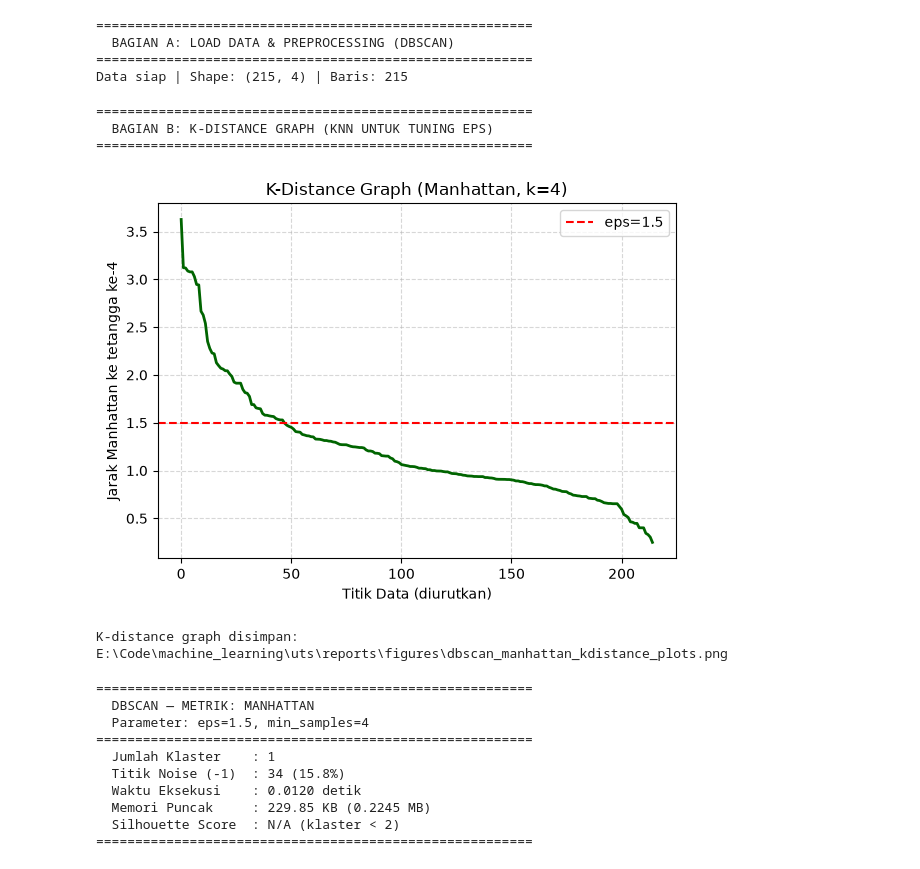
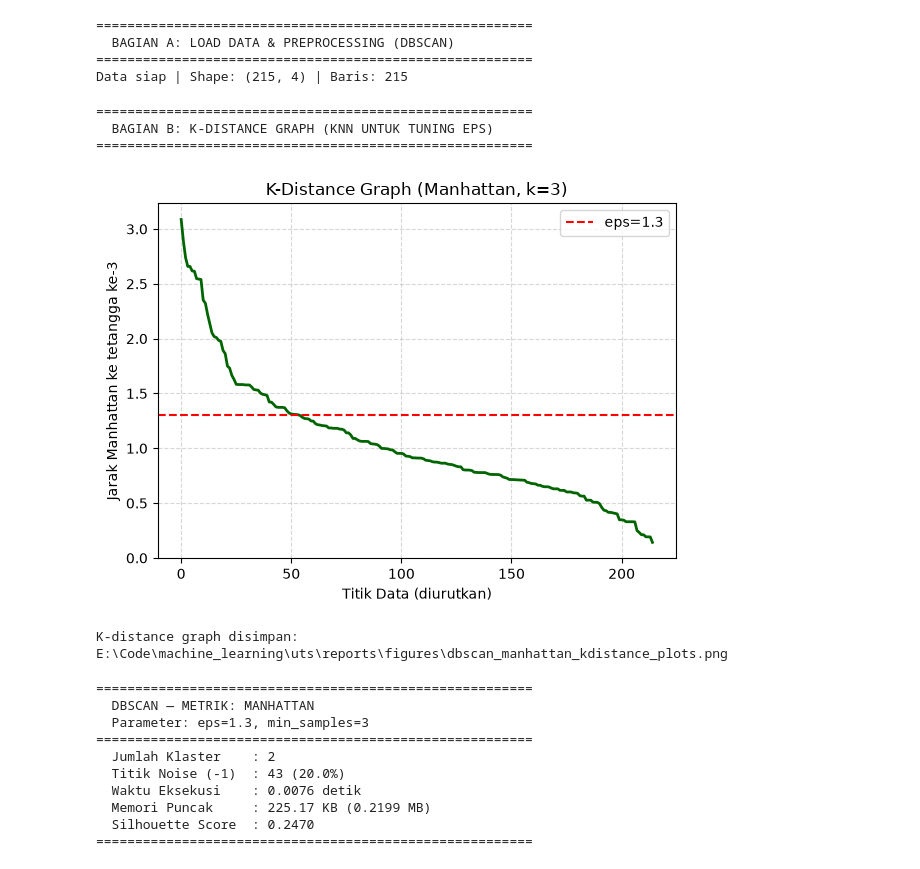
Before and after one commit to rafiadpr/244107020026_machine-learning, a Jupyter notebook: uts/dbscan_manhattan.ipynb, the cells around one changed output. Cells and saved outputs as stored; diff of their text form; code cells hidden in the pictures.

```diff
--- a/uts/dbscan_manhattan.ipynb
+++ b/uts/dbscan_manhattan.ipynb
@@ -55,36 +55,36 @@ Data siap | Shape: (215, 4) | Baris: 215
 print("\n" + "="*56)
 print("  BAGIAN B: K-DISTANCE GRAPH (KNN UNTUK TUNING EPS)")
 print("="*56)
 
 # Nilai min_samples acuan untuk estimasi eps
-K_NEIGHBORS = 4
+K_NEIGHBORS = 3
 
 # 2. K-Distance Manhattan
 nn_m = NearestNeighbors(n_neighbors=K_NEIGHBORS, metric='manhattan').fit(X_scaled)
 d_m, _ = nn_m.kneighbors(X_scaled)
 kdist_m = np.sort(d_m[:, -1])[::-1]
-EPS_MANH = 1.5
+EPS_MANH = 1.3
 
 plt.figure(figsize=(6, 4.5))
 plt.plot(kdist_m, color='darkgreen', linewidth=2)
 plt.axhline(y=EPS_MANH, color='red', linestyle='--', linewidth=1.5, label=f'eps={EPS_MANH}')
 plt.title(f'K-Distance Graph (Manhattan, k={K_NEIGHBORS})')
 plt.xlabel('Titik Data (diurutkan)')
 plt.ylabel(f'Jarak Manhattan ke tetangga ke-{K_NEIGHBORS}')
 plt.legend()
 plt.grid(True, linestyle='--', alpha=0.5)
 
 plt.tight_layout()
 kdist_plot_path = FIGURES_DIR / "dbscan_manhattan_kdistance_plots.png"
 plt.savefig(kdist_plot_path, dpi=150)
 plt.show()
 plt.close()
 print(f"K-distance graph disimpan: {kdist_plot_path}")
 # %% [output]
 ========================================================
   BAGIAN B: K-DISTANCE GRAPH (KNN UNTUK TUNING EPS)
 ========================================================
-[figure, old version]
+[figure, new version]
 K-distance graph disimpan: E:\Code\machine_learning\uts\reports\figures\dbscan_manhattan_kdistance_plots.png
 # %%
 # --- 2. DBSCAN MANHATTAN ---
@@ -128,13 +128,13 @@ print("="*56)
 # %% [output]
 ========================================================
   DBSCAN — METRIK: MANHATTAN
-  Parameter: eps=1.5, min_samples=4
+  Parameter: eps=1.3, min_samples=3
 ========================================================
-  Jumlah Klaster    : 1
-  Titik Noise (-1)  : 34 (15.8%)
-  Waktu Eksekusi    : 0.0120 detik
-  Memori Puncak     : 229.85 KB (0.2245 MB)
-  Silhouette Score  : N/A (klaster < 2)
+  Jumlah Klaster    : 2
+  Titik Noise (-1)  : 43 (20.0%)
+  Waktu Eksekusi    : 0.0076 detik
+  Memori Puncak     : 225.17 KB (0.2199 MB)
+  Silhouette Score  : 0.2470
 ========================================================
 # %%
 # ==============================================================================
```
Also changed, not shown: parts of 1 cell of this notebook, 1 other file.
